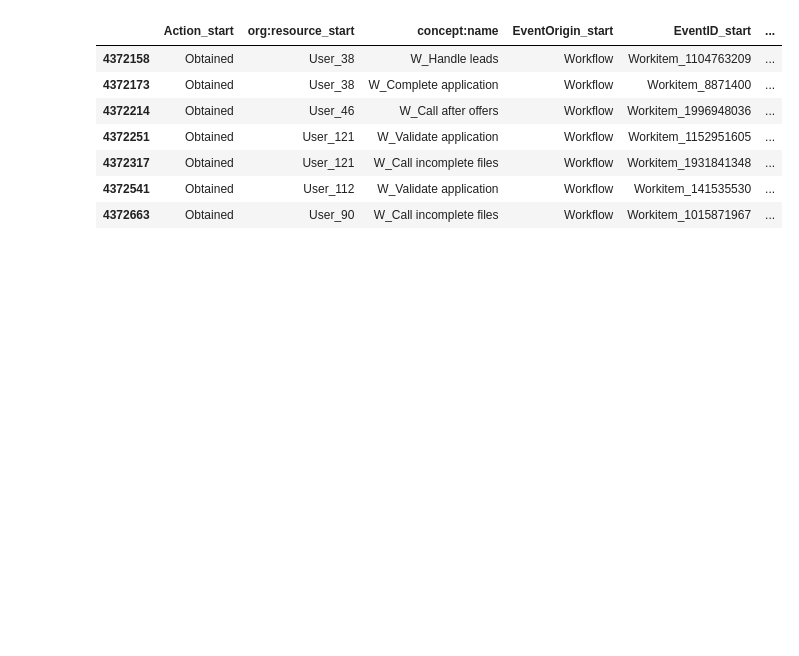
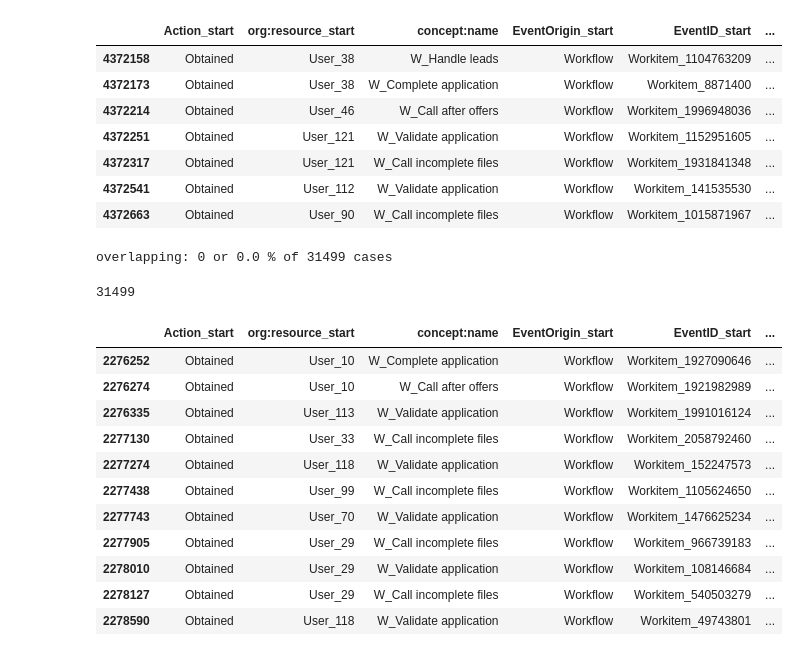
Before and after one commit to ltsstar/TaskExecutionTimeMining, a Jupyter notebook: src/notebooks/BPIC_2017/BPIC_2017_event_log_transformer.ipynb, the cells around one changed output. Saved outputs shown, nothing was run; the diff lists cells and outputs as text; code cells hidden in the pictures; blank space fills up the shorter version.

```diff
--- a/src/notebooks/BPIC_2017/BPIC_2017_event_log_transformer.ipynb
+++ b/src/notebooks/BPIC_2017/BPIC_2017_event_log_transformer.ipynb
@@ -108,6 +112,62 @@ start_end_event_log[start_end_event_log['case:concept:name'] == 'Application_128
 | 4372317 | Obtained | User_121 | W_Call incomplete files | Workflow | Workitem_1931841348 | ... |
 | 4372541 | Obtained | User_112 | W_Validate application | Workflow | Workitem_141535530 | ... |
 | 4372663 | Obtained | User_90 | W_Call incomplete files | Workflow | Workitem_1015871967 | ... |
+# %%
+# remove cases with overlapping activities
+
+overlapping_count = 0
+for case_id in start_end_event_log['case:concept:name'].unique():
+    selected_log = start_end_event_log[start_end_event_log['case:concept:name'] == case_id].sort_values('time:timestamp_start')
+    selected_log['interval'] = pandas.IntervalIndex.from_arrays(selected_log['time:timestamp_start'], selected_log['time:timestamp_complete'])
+
+    activities = list(selected_log['concept:name'])
+    #print(activities)
+    case = []
+    print_case = False
+    do_not_process = []
+    for index, row in selected_log.iterrows():
+        if index in do_not_process:
+            continue
+        #print(row['concept:name'], activities)
+        interlapping = [row['concept:name']]
+        activities.remove(row['concept:name'])
+        for index_2, row_2 in selected_log.loc[index:].iterrows():
+            if index == index_2:
+                continue
+            if row['interval'].overlaps(row_2['interval']):
+                activities.remove(row_2['concept:name'])
+                interlapping.append(row_2['concept:name'])
+                do_not_process.append(index_2)
+                #if row['concept:name'] != row_2['concept:name']:
+                print_case = True
+        case.append(interlapping)
+    if print_case:
+        overlapping_count += 1
+        print(case_id)
+        print(case)
+        start_end_event_log = start_end_event_log[~(start_end_event_log['case:concept:name'] == case_id)]
+print('overlapping:', overlapping_count, 'or', overlapping_count/start_end_event_log['case:concept:name'].nunique()*100, '% of', start_end_event_log['case:concept:name'].nunique(), 'cases')
+# %% [output]
+overlapping: 0 or 0.0 % of 31499 cases
+# %%
+start_end_event_log['case:concept:name'].nunique()
+# %% [output]
+31499
+# %%
+start_end_event_log[start_end_event_log['case:concept:name'] == 'Application_156012474'].sort_values('time:timestamp_start')
+# %% [output]
+|  | Action_start | org:resource_start | concept:name | EventOrigin_start | EventID_start | ... |
+| 2276252 | Obtained | User_10 | W_Complete application | Workflow | Workitem_1927090646 | ... |
+| 2276274 | Obtained | User_10 | W_Call after offers | Workflow | Workitem_1921982989 | ... |
+| 2276335 | Obtained | User_113 | W_Validate application | Workflow | Workitem_1991016124 | ... |
+| 2277130 | Obtained | User_33 | W_Call incomplete files | Workflow | Workitem_2058792460 | ... |
+| 2277274 | Obtained | User_118 | W_Validate application | Workflow | Workitem_152247573 | ... |
+| 2277438 | Obtained | User_99 | W_Call incomplete files | Workflow | Workitem_1105624650 | ... |
+| 2277743 | Obtained | User_70 | W_Validate application | Workflow | Workitem_1476625234 | ... |
+| 2277905 | Obtained | User_29 | W_Call incomplete files | Workflow | Workitem_966739183 | ... |
+| 2278010 | Obtained | User_29 | W_Validate application | Workflow | Workitem_108146684 | ... |
+| 2278127 | Obtained | User_29 | W_Call incomplete files | Workflow | Workitem_540503279 | ... |
+| 2278590 | Obtained | User_118 | W_Validate application | Workflow | Workitem_49743801 | ... |
 # %%
 event_log[event_log['case:concept:name'] == 'Application_1283264254'].sort_values('time:timestamp')
 # %% [output]
```
Also changed, not shown: parts of 6 cells of this notebook, 1 other file.
